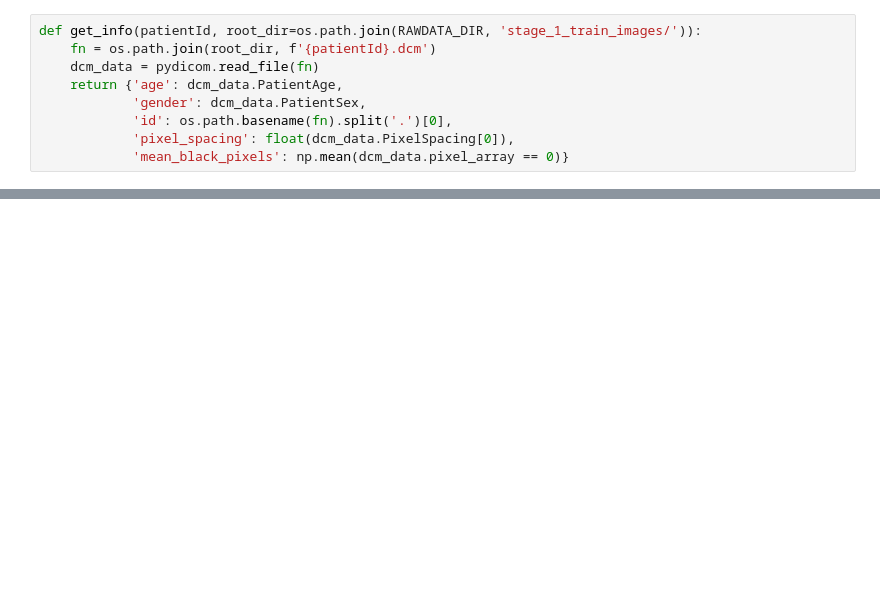
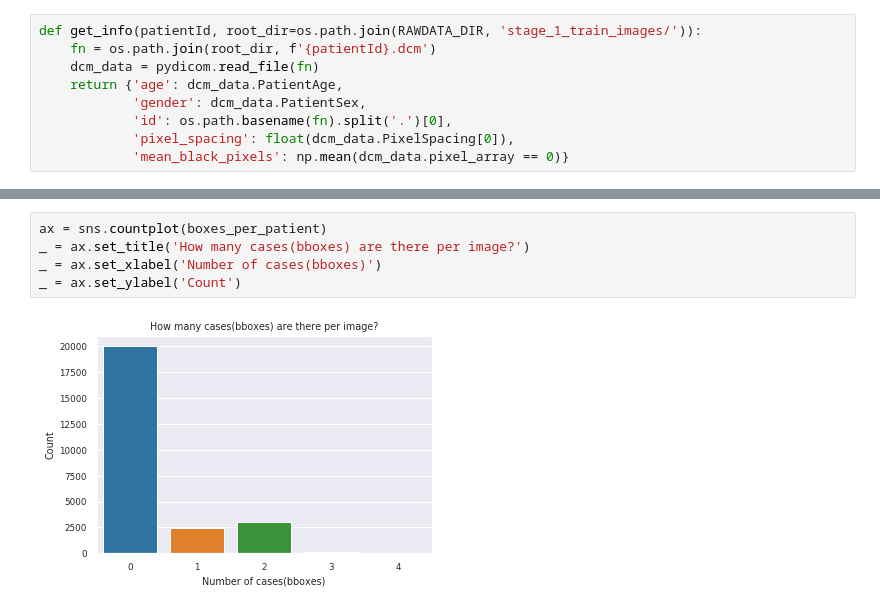
Before and after one commit to abawchen/kaggle-rsna-pneumonia-detection-challenge, a Jupyter notebook: ipynb/eda.ipynb, the cells around one changed output, grey strips where cells are left out. Cells and saved outputs as stored; diff of their text form; blank space fills up the shorter version.

```diff
--- a/ipynb/eda.ipynb
+++ b/ipynb/eda.ipynb
@@ -45,0 +89,7 @@ Index(['patientId', 'x', 'y', 'width', 'height', 'Target', 'aspect_ratio',
+# %%
+ax = sns.countplot(boxes_per_patient)
+_ = ax.set_title('How many cases(bboxes) are there per image?')
+_ = ax.set_xlabel('Number of cases(bboxes)')
+_ = ax.set_ylabel('Count')
+# %% [output]
+[figure, added]
```
Also changed, not shown: parts of 21 cells of this notebook.
